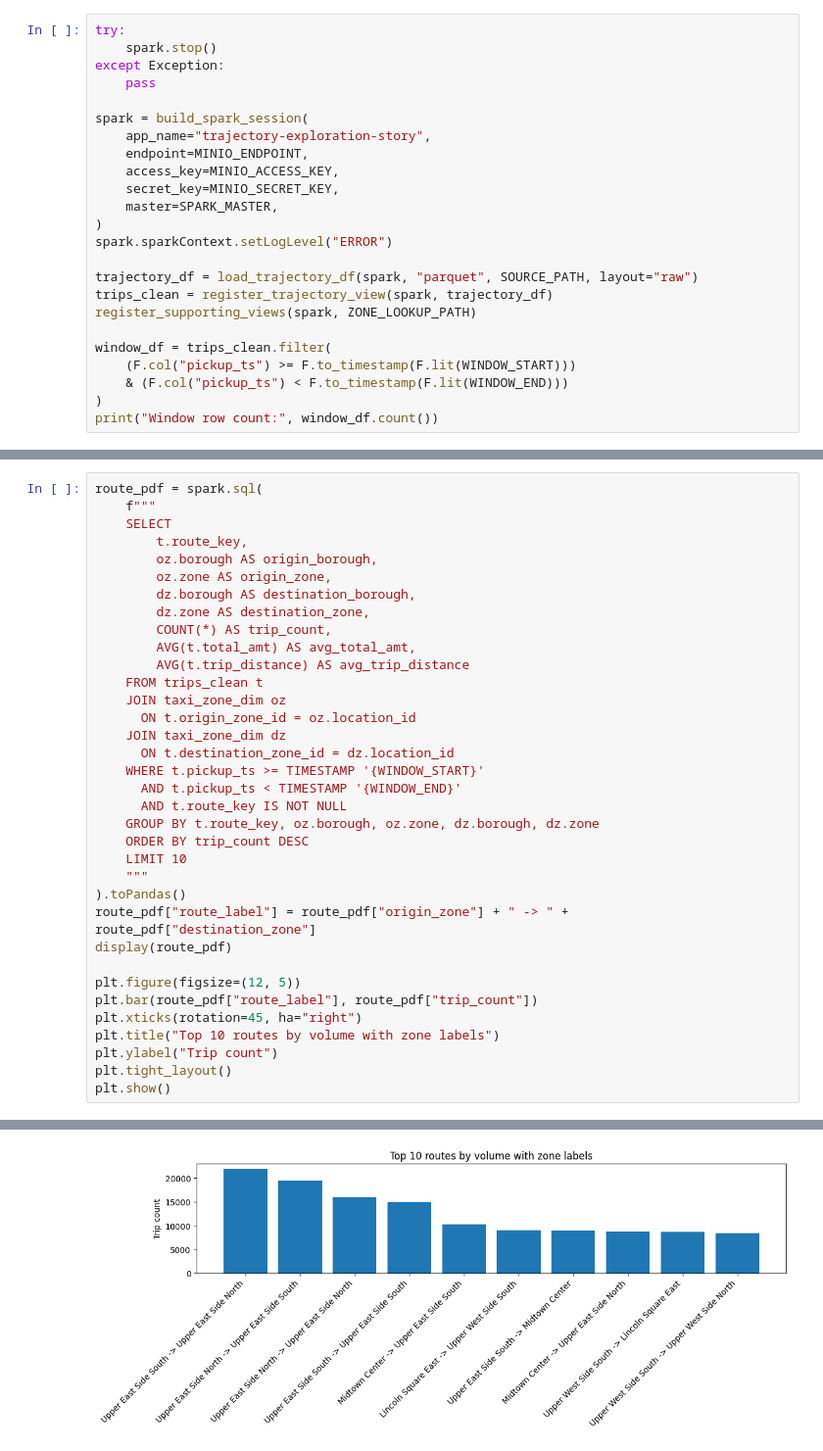
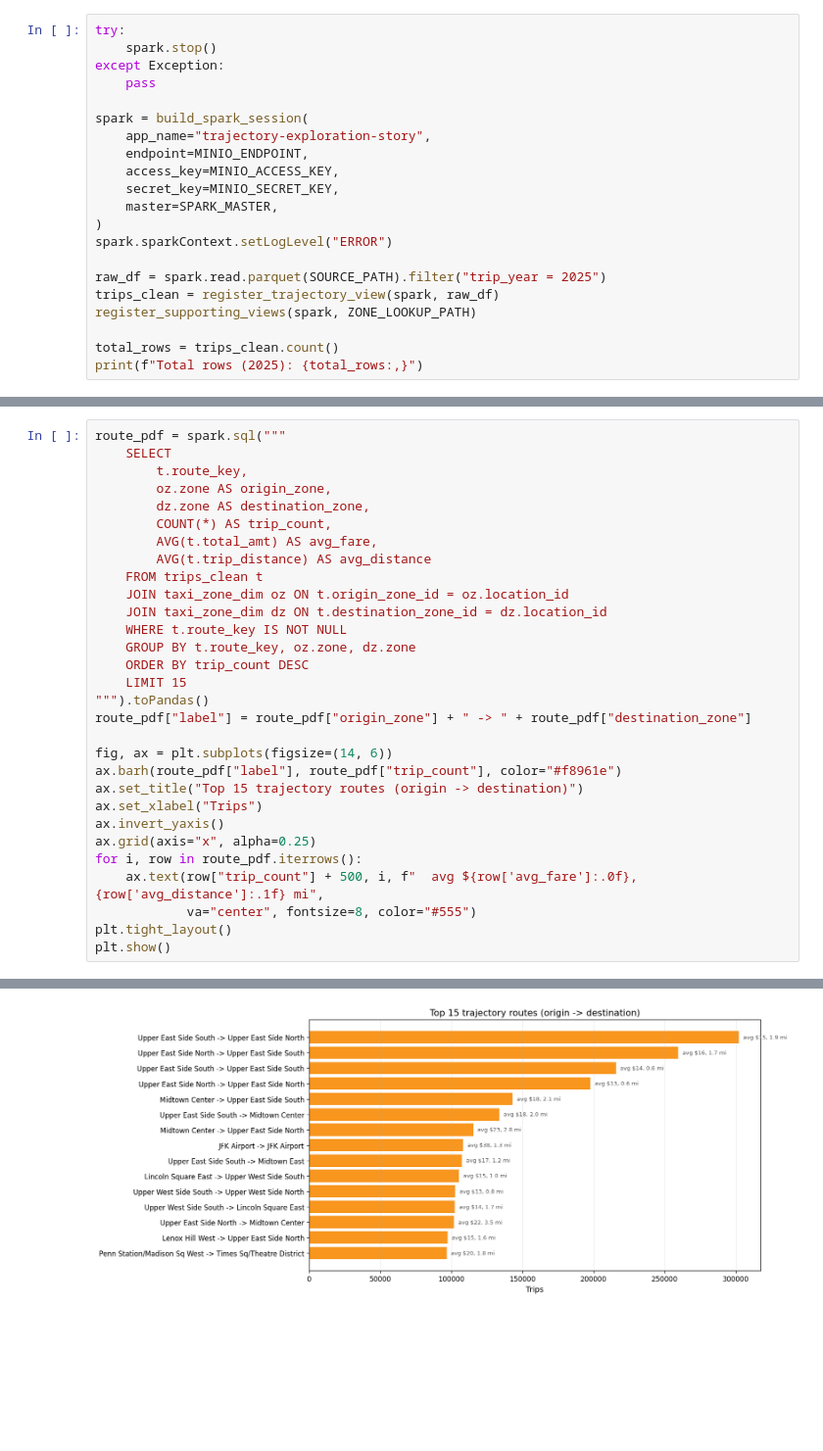
Before and after one commit to AnhNV2003/bigdata-spark-query-optimization, a Jupyter notebook: notebooks/03_trajectory_exploration_story.ipynb, the cells around one changed output, grey strips where cells are left out. Shown at 98% size. Saved outputs shown, nothing was run; the diff lists cells and outputs as text; blank space fills up the shorter version.

```diff
--- a/notebooks/03_trajectory_exploration_story.ipynb
+++ b/notebooks/03_trajectory_exploration_story.ipynb
@@ -47,12 +80,9 @@ spark = build_spark_session(
 )
 spark.sparkContext.setLogLevel("ERROR")
 
-trajectory_df = load_trajectory_df(spark, "parquet", SOURCE_PATH, layout="raw")
-trips_clean = register_trajectory_view(spark, trajectory_df)
+raw_df = spark.read.parquet(SOURCE_PATH).filter("trip_year = 2025")
+trips_clean = register_trajectory_view(spark, raw_df)
 register_supporting_views(spark, ZONE_LOOKUP_PATH)
 
-window_df = trips_clean.filter(
-    (F.col("pickup_ts") >= F.to_timestamp(F.lit(WINDOW_START)))
-    & (F.col("pickup_ts") < F.to_timestamp(F.lit(WINDOW_END)))
-)
-print("Window row count:", window_df.count())
+total_rows = trips_clean.count()
+print(f"Total rows (2025): {total_rows:,}")
@@ -150,36 +377,31 @@ plt.show()
 # %%
-route_pdf = spark.sql(
-    f"""
+route_pdf = spark.sql("""
     SELECT
         t.route_key,
-        oz.borough AS origin_borough,
         oz.zone AS origin_zone,
-        dz.borough AS destination_borough,
         dz.zone AS destination_zone,
         COUNT(*) AS trip_count,
-        AVG(t.total_amt) AS avg_total_amt,
-        AVG(t.trip_distance) AS avg_trip_distance
+        AVG(t.total_amt) AS avg_fare,
+        AVG(t.trip_distance) AS avg_distance
     FROM trips_clean t
-    JOIN taxi_zone_dim oz
-      ON t.origin_zone_id = oz.location_id
-    JOIN taxi_zone_dim dz
-      ON t.destination_zone_id = dz.location_id
-    WHERE t.pickup_ts >= TIMESTAMP '{WINDOW_START}'
-      AND t.pickup_ts < TIMESTAMP '{WINDOW_END}'
-      AND t.route_key IS NOT NULL
-    GROUP BY t.route_key, oz.borough, oz.zone, dz.borough, dz.zone
+    JOIN taxi_zone_dim oz ON t.origin_zone_id = oz.location_id
+    JOIN taxi_zone_dim dz ON t.destination_zone_id = dz.location_id
+    WHERE t.route_key IS NOT NULL
+    GROUP BY t.route_key, oz.zone, dz.zone
     ORDER BY trip_count DESC
-    LIMIT 10
-    """
-).toPandas()
-route_pdf["route_label"] = route_pdf["origin_zone"] + " -> " + route_pdf["destination_zone"]
-display(route_pdf)
+    LIMIT 15
+""").toPandas()
+route_pdf["label"] = route_pdf["origin_zone"] + " -> " + route_pdf["destination_zone"]
 
-plt.figure(figsize=(12, 5))
-plt.bar(route_pdf["route_label"], route_pdf["trip_count"])
-plt.xticks(rotation=45, ha="right")
-plt.title("Top 10 routes by volume with zone labels")
-plt.ylabel("Trip count")
+fig, ax = plt.subplots(figsize=(14, 6))
+ax.barh(route_pdf["label"], route_pdf["trip_count"], color="#f8961e")
+ax.set_title("Top 15 trajectory routes (origin -> destination)")
+ax.set_xlabel("Trips")
+ax.invert_yaxis()
+ax.grid(axis="x", alpha=0.25)
+for i, row in route_pdf.iterrows():
+    ax.text(row["trip_count"] + 500, i, f"  avg ${row['avg_fare']:.0f}, {row['avg_distance']:.1f} mi",
+            va="center", fontsize=8, color="#555")
 plt.tight_layout()
 plt.show()
 # %% [output]
@@ -197 +415 @@ plt.show()
-[figure, old version]
+[figure, new version]
```
Also changed, not shown: parts of 30 cells of this notebook, 28 other files.
